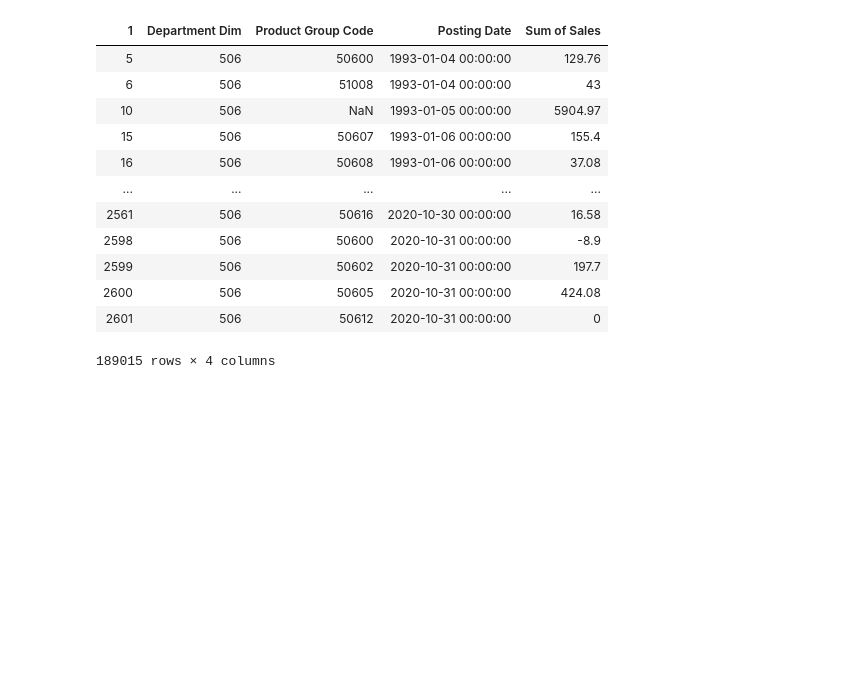
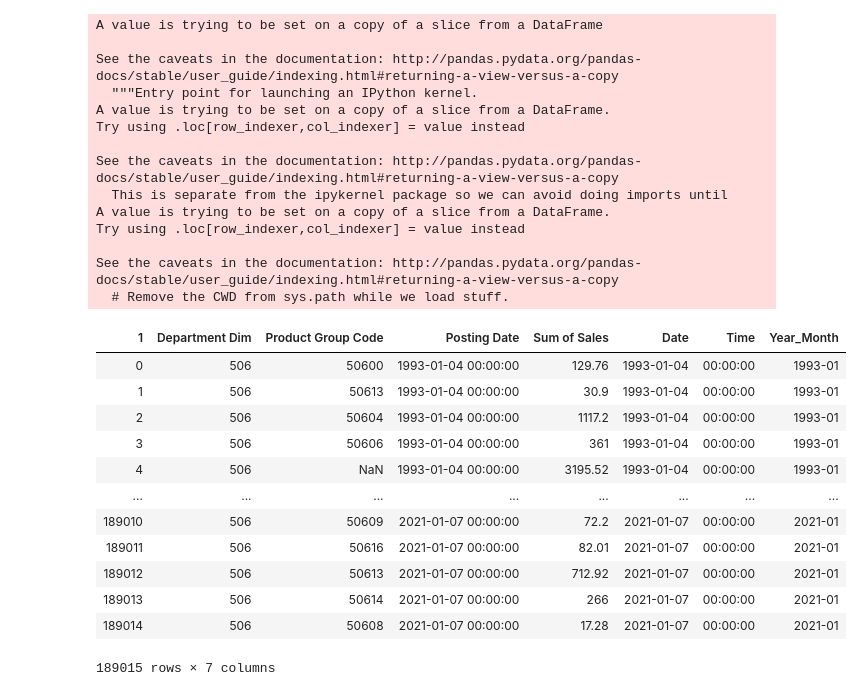
Before and after one commit to rnair7163/LabelMaster_Sales_Forecasting, a Jupyter notebook: data_prep.ipynb, the cells around one changed output. Drawn from its saved outputs; the diff is of its cells as text; code cells hidden in the pictures; blank space fills up the shorter version.

```diff
--- a/data_prep.ipynb
+++ b/data_prep.ipynb
@@ -210,16 +192,40 @@ packaging = main_data[main_data['Department Dim'] == '506']
-# %%
-packaging
-# %% [output]
-| 1 | Department Dim | Product Group Code | Posting Date | Sum of Sales |
-| 5 | 506 | 50600 | 1993-01-04 00:00:00 | 129.76 |
-| 6 | 506 | 51008 | 1993-01-04 00:00:00 | 43 |
-| 10 | 506 | NaN | 1993-01-05 00:00:00 | 5904.97 |
-| 15 | 506 | 50607 | 1993-01-06 00:00:00 | 155.4 |
-| 16 | 506 | 50608 | 1993-01-06 00:00:00 | 37.08 |
-| ... | ... | ... | ... | ... |
-| 2561 | 506 | 50616 | 2020-10-30 00:00:00 | 16.58 |
-| 2598 | 506 | 50600 | 2020-10-31 00:00:00 | -8.9 |
-| 2599 | 506 | 50602 | 2020-10-31 00:00:00 | 197.7 |
-| 2600 | 506 | 50605 | 2020-10-31 00:00:00 | 424.08 |
-| 2601 | 506 | 50612 | 2020-10-31 00:00:00 | 0 |
-189015 rows × 4 columns
+# %%
+packaging.sort_values(by='Posting Date', inplace=True)
+packaging.reset_index(drop=True, inplace=True)
+packaging['Posting Date'] = [str(i) for i in packaging['Posting Date']]
+packaging[['Date', 'Time']] = packaging['Posting Date'].str.split(' ', expand=True)
+
+y_m = []
+for i in packaging['Date']:
+    y_m.append(''.join(re.findall('\d+-\d+', i)))
+
+packaging['Year_Month'] = pd.Series(y_m)
+packaging
+# %% [output]
+A value is trying to be set on a copy of a slice from a DataFrame
+
+See the caveats in the documentation: http://pandas.pydata.org/pandas-docs/stable/user_guide/indexing.html#returning-a-view-versus-a-copy
+  """Entry point for launching an IPython kernel.
+A value is trying to be set on a copy of a slice from a DataFrame.
+Try using .loc[row_indexer,col_indexer] = value instead
+
+See the caveats in the documentation: http://pandas.pydata.org/pandas-docs/stable/user_guide/indexing.html#returning-a-view-versus-a-copy
+  This is separate from the ipykernel package so we can avoid doing imports until
+A value is trying to be set on a copy of a slice from a DataFrame.
+Try using .loc[row_indexer,col_indexer] = value instead
+
+See the caveats in the documentation: http://pandas.pydata.org/pandas-docs/stable/user_guide/indexing.html#returning-a-view-versus-a-copy
+  # Remove the CWD from sys.path while we load stuff.
+| 1 | Department Dim | Product Group Code | Posting Date | Sum of Sales | Date | Time | Year_Month |
+| 0 | 506 | 50600 | 1993-01-04 00:00:00 | 129.76 | 1993-01-04 | 00:00:00 | 1993-01 |
+| 1 | 506 | 50613 | 1993-01-04 00:00:00 | 30.9 | 1993-01-04 | 00:00:00 | 1993-01 |
+| 2 | 506 | 50604 | 1993-01-04 00:00:00 | 1117.2 | 1993-01-04 | 00:00:00 | 1993-01 |
+| 3 | 506 | 50606 | 1993-01-04 00:00:00 | 361 | 1993-01-04 | 00:00:00 | 1993-01 |
+| 4 | 506 | NaN | 1993-01-04 00:00:00 | 3195.52 | 1993-01-04 | 00:00:00 | 1993-01 |
+| ... | ... | ... | ... | ... | ... | ... | ... |
+| 189010 | 506 | 50609 | 2021-01-07 00:00:00 | 72.2 | 2021-01-07 | 00:00:00 | 2021-01 |
+| 189011 | 506 | 50616 | 2021-01-07 00:00:00 | 82.01 | 2021-01-07 | 00:00:00 | 2021-01 |
+| 189012 | 506 | 50613 | 2021-01-07 00:00:00 | 712.92 | 2021-01-07 | 00:00:00 | 2021-01 |
+| 189013 | 506 | 50614 | 2021-01-07 00:00:00 | 266 | 2021-01-07 | 00:00:00 | 2021-01 |
+| 189014 | 506 | 50608 | 2021-01-07 00:00:00 | 17.28 | 2021-01-07 | 00:00:00 | 2021-01 |
+189015 rows × 7 columns
```
Also changed, not shown: parts of 27 cells of this notebook.
